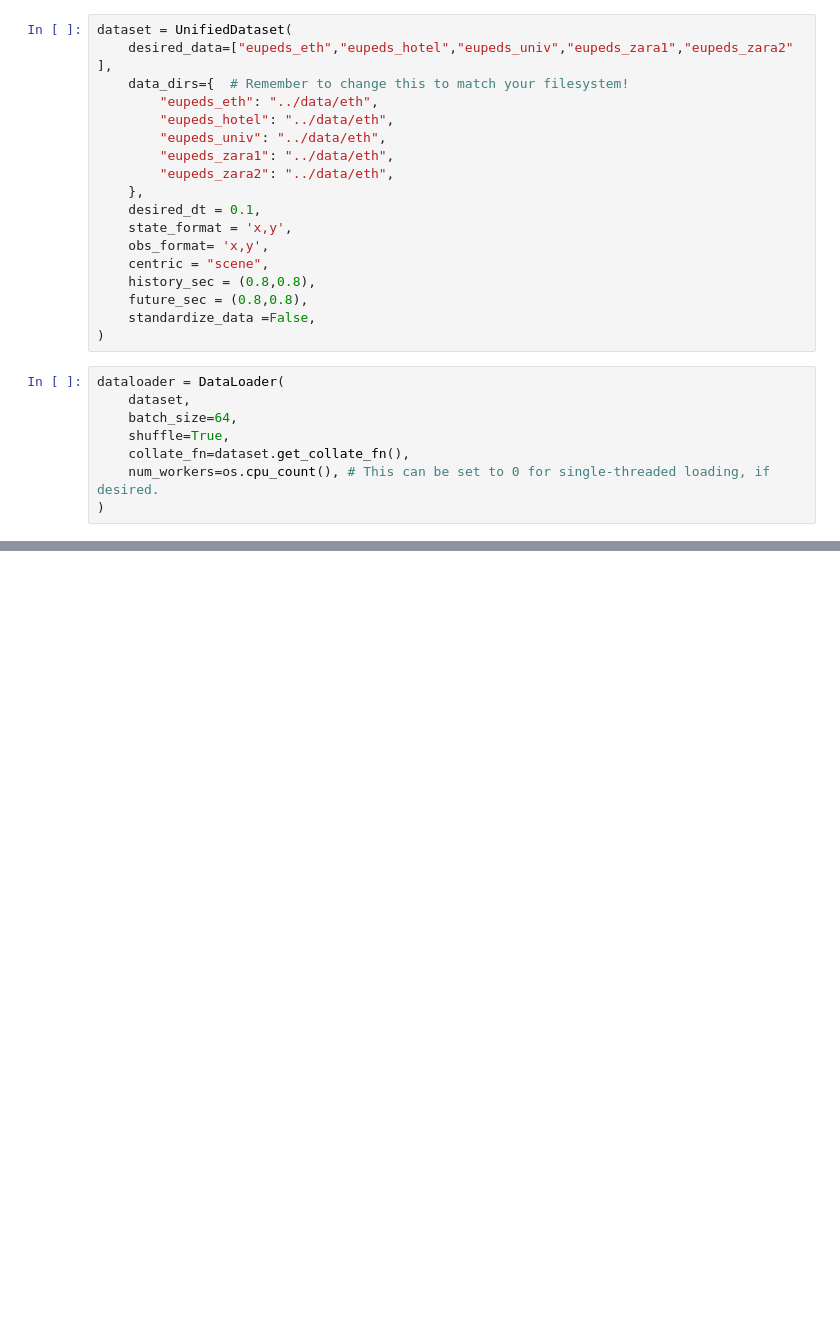
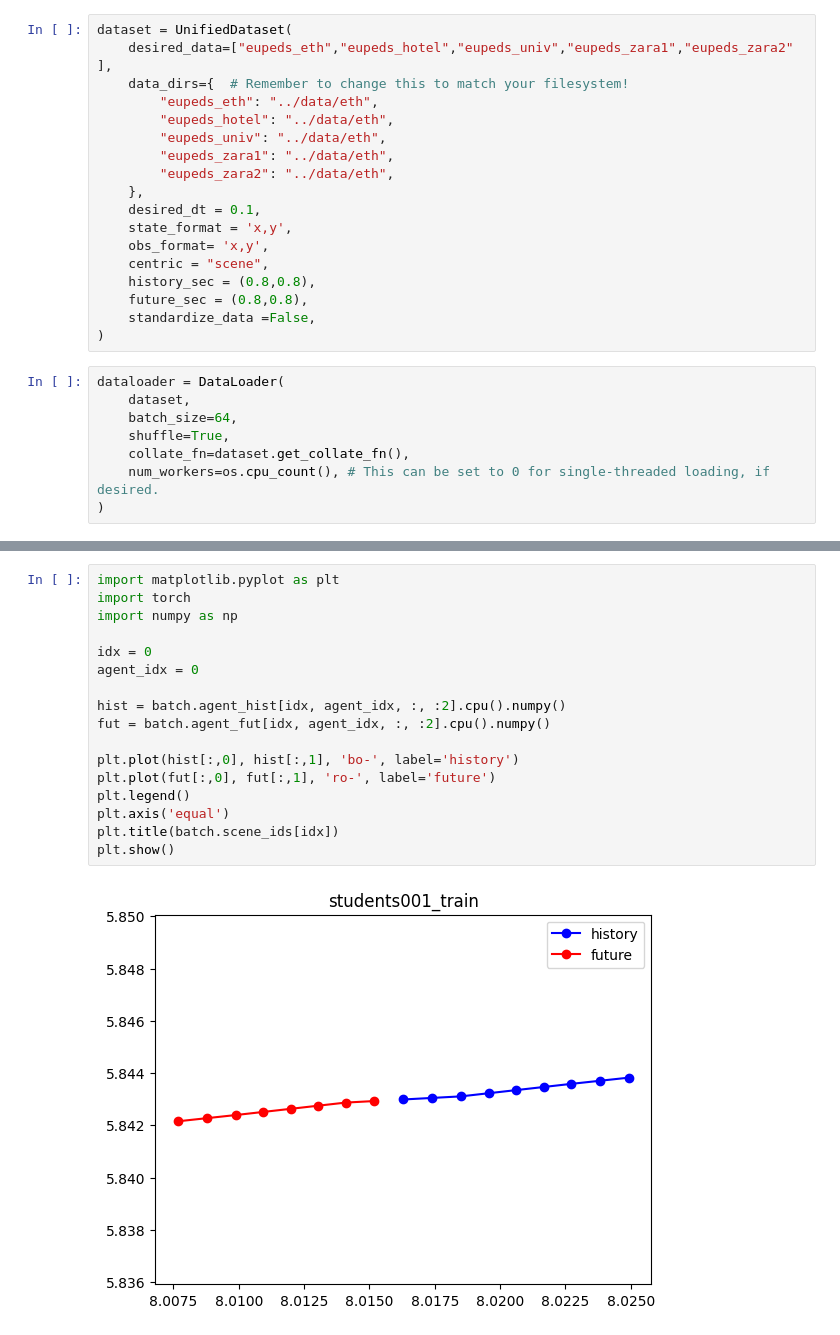
Before and after one commit to Fatyhich/sk_msd_trajectoryFM, a Jupyter notebook: notebooks/test_data.ipynb, the cells around one changed output, grey strips where cells are left out. Drawn from its saved outputs; the diff is of its cells as text; blank space fills up the shorter version.

Commit message:
batch understanding

```diff
--- a/notebooks/test_data.ipynb
+++ b/notebooks/test_data.ipynb
@@ -39,0 +109,19 @@ torch.Size([64, 63, 8, 2])
+# %%
+import matplotlib.pyplot as plt
+import torch
+import numpy as np
+
+idx = 0
+agent_idx = 0
+
+hist = batch.agent_hist[idx, agent_idx, :, :2].cpu().numpy()
+fut = batch.agent_fut[idx, agent_idx, :, :2].cpu().numpy()
+
+plt.plot(hist[:,0], hist[:,1], 'bo-', label='history')
+plt.plot(fut[:,0], fut[:,1], 'ro-', label='future')
+plt.legend()
+plt.axis('equal')
+plt.title(batch.scene_ids[idx])
+plt.show()
+# %% [output]
+[figure, added]
```
Also changed, not shown: parts of 12 cells of this notebook.
